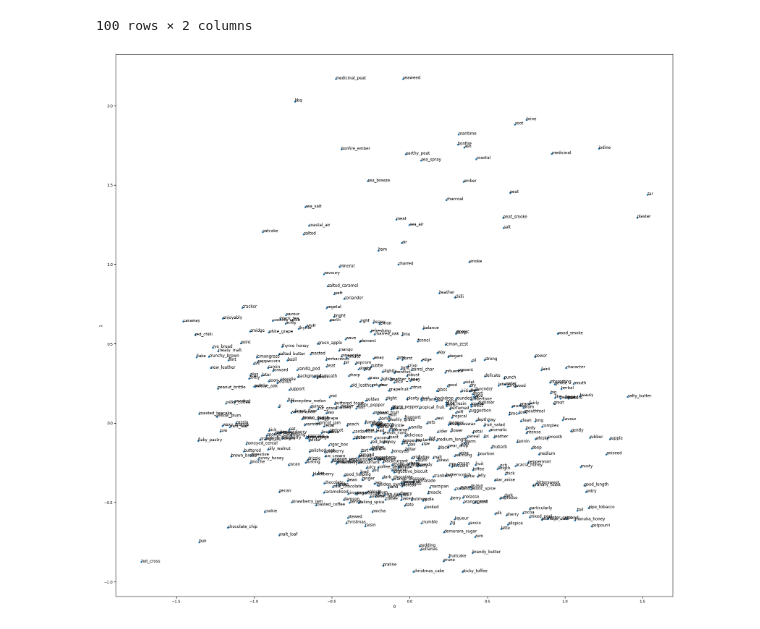
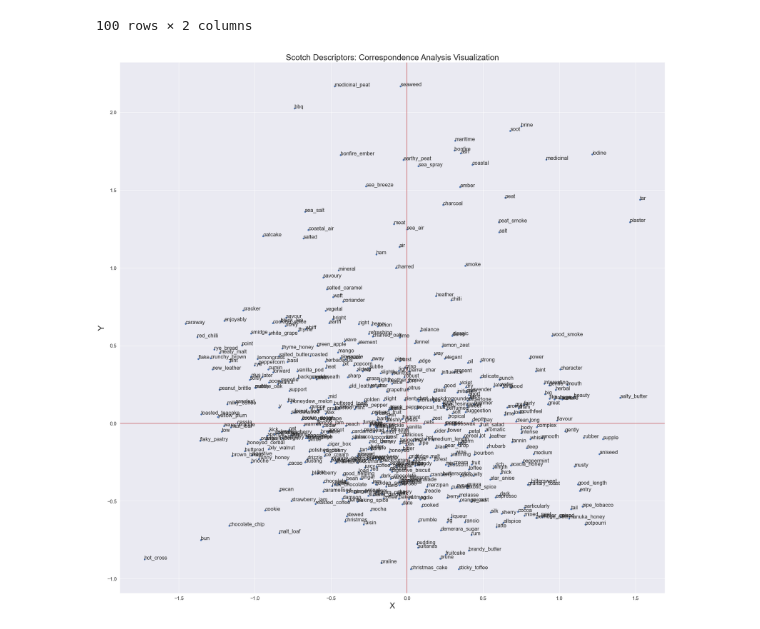
Before and after one commit to admveen/ScotchNLP, a Jupyter notebook: EDA.ipynb, the cells around one changed output. Cells and saved outputs as stored; diff of their text form; code cells hidden in the pictures.

```diff
--- a/EDA.ipynb
+++ b/EDA.ipynb
@@ -293,12 +293,18 @@ ca_2Dword_embed[0:100]
 | savoury | -0.551748 | 0.938448 |
 100 rows × 2 columns
 # %%
+sns.set(font="Arial", font_scale = 1.35)
 fig, ax = plt.subplots(figsize = (30,30))
 sns.scatterplot(x = ca_2Dword_embed[0], y = ca_2Dword_embed[1])
 
 for word_name in ca_2Dword_embed.index:
-    plt.annotate(word_name, (ca_2Dword_embed.loc[word_name, 0], ca_2Dword_embed.loc[word_name, 1] ) )
+    plt.annotate(word_name, (ca_2Dword_embed.loc[word_name, 0], ca_2Dword_embed.loc[word_name, 1]) )
 
+plt.axhline(y=0, c ='r')
+plt.axvline(x=0, c = 'r')
+plt.title("Scotch Descriptors: Correspondence Analysis Visualization", {'fontname':'Arial', 'fontsize': 25})
+plt.xlabel('X', {'fontname':'Arial', 'fontsize': 25})
+plt.ylabel('Y', {'fontname':'Arial', 'fontsize': 25})
 plt.show()
 # %% [output]
-[figure, old version]
+[figure, new version]
```
Also changed, not shown: parts of 2 cells of this notebook.
